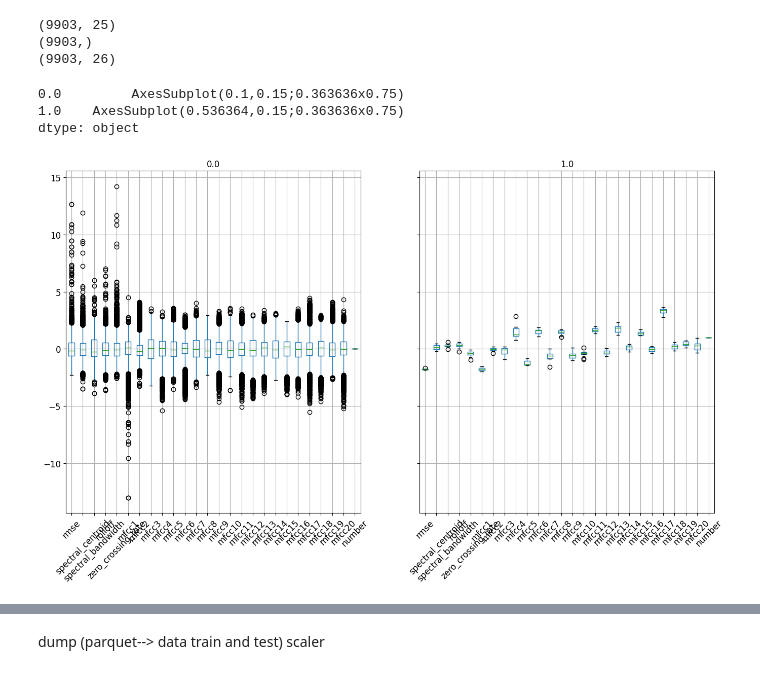
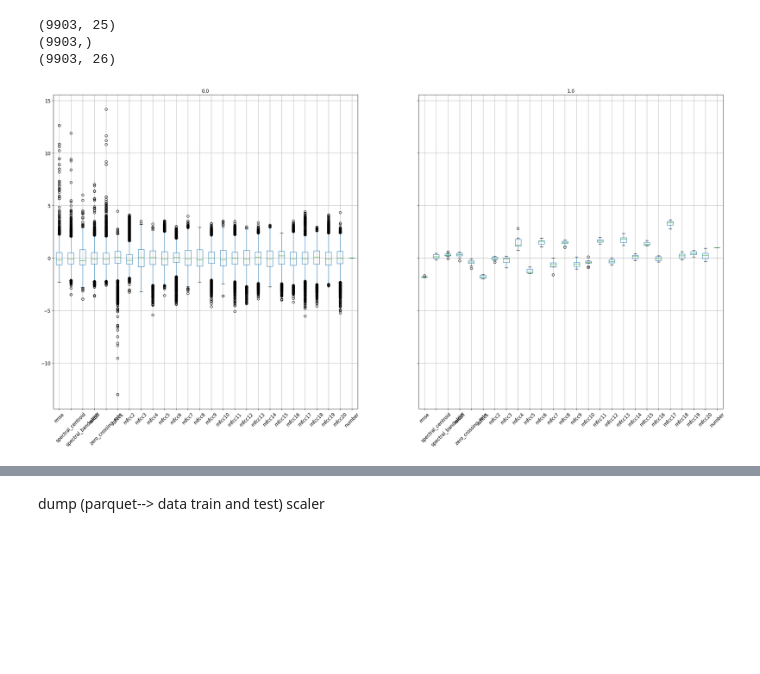
Before and after one commit to Whyvern99/Server_auth, a Jupyter notebook: new_audios.ipynb, the cells around one changed output, grey strips where cells are left out. Cells and saved outputs as stored; diff of their text form; code cells hidden in the pictures; blank space fills up the shorter version.

```diff
--- a/new_audios.ipynb
+++ b/new_audios.ipynb
@@ -332,12 +341,10 @@ print(test.shape)
 (9903, 26)
 # %%
 groupby_user = pd.DataFrame(data=test, columns=trainData.columns).groupby('number')
-groupby_user.boxplot(rot=45, fontsize=12, figsize=(16,9))
+groupby_user.boxplot(rot=45, fontsize=12, figsize=(30,15))
+plt.savefig('boxplot.png')
 # %% [output]
-0.0         AxesSubplot(0.1,0.15;0.363636x0.75)
-1.0    AxesSubplot(0.536364,0.15;0.363636x0.75)
-dtype: object
-[figure, old version]
+[figure, new version]
 # %%
 import os
 import fnmatch
```
Also changed, not shown: parts of 3 cells of this notebook, 11 other files.
